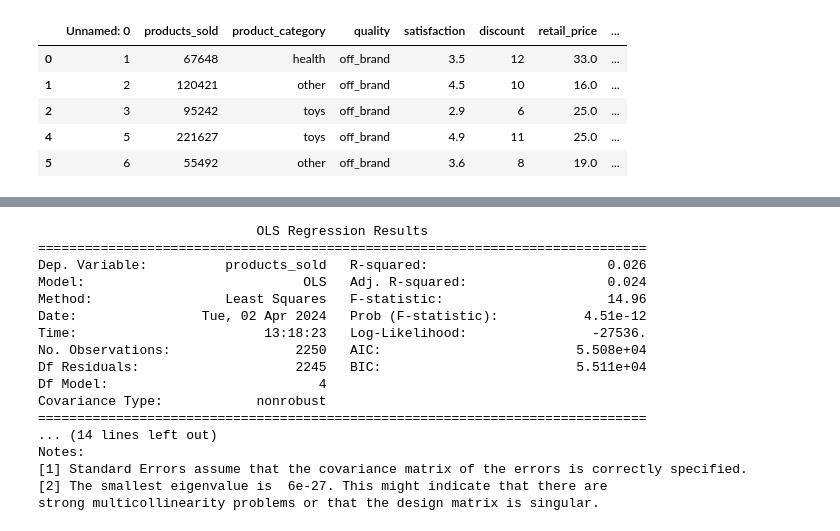
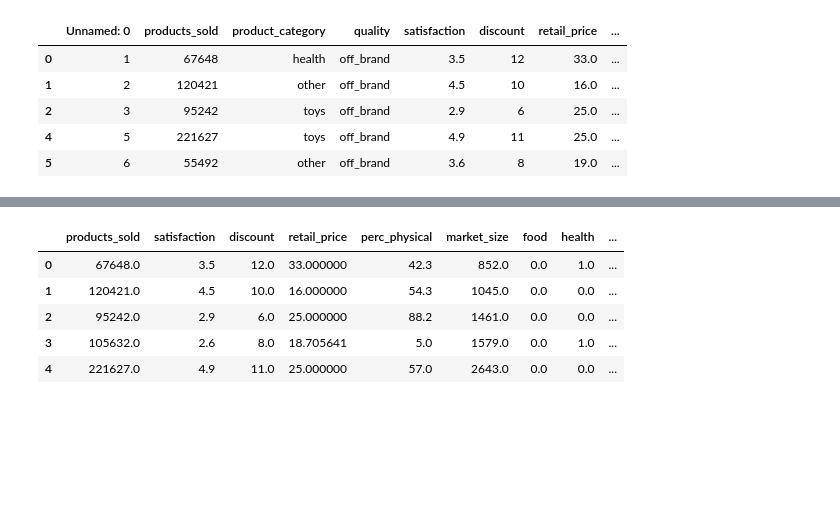
Before and after one commit to martijnvdw2002/modellingassignment, a Jupyter notebook: assignment.ipynb, the cells around one changed output, grey strips where cells are left out. Cells and saved outputs as stored; diff of their text form; code cells hidden in the pictures; blank space fills up the shorter version.

```diff
--- a/assignment.ipynb
+++ b/assignment.ipynb
@@ -484,21 +261,11 @@ strong multicollinearity problems or that the design matrix is singular.
-# %%
-model3= smf.ols('products_sold ~ health + food + other + toys', data = imputed_data).fit()
-print(model3.summary())
-# %% [output]
-                            OLS Regression Results
-==============================================================================
-Dep. Variable:          products_sold   R-squared:                       0.026
-Model:                            OLS   Adj. R-squared:                  0.024
-Method:                 Least Squares   F-statistic:                     14.96
-Date:                Tue, 02 Apr 2024   Prob (F-statistic):           4.51e-12
-Time:                        13:18:23   Log-Likelihood:                -27536.
-No. Observations:                2250   AIC:                         5.508e+04
-Df Residuals:                    2245   BIC:                         5.511e+04
-Df Model:                           4
-Covariance Type:            nonrobust
-==============================================================================
-... (14 lines left out)
-Notes:
-[1] Standard Errors assume that the covariance matrix of the errors is correctly specified.
-[2] The smallest eigenvalue is  6e-27. This might indicate that there are
-strong multicollinearity problems or that the design matrix is singular.
+# %%
+columns_to_drop = ['Unnamed: 0', 'product_category_food', 'product_category_health', 'product_category_other', 'product_category_toys', 'quality_off_brand', 'quality_premium', 'product_category_nan']
+imputed_data = imputed_data.drop(columns=columns_to_drop)
+imputed_data.head()
+# %% [output]
+|  | products_sold | satisfaction | discount | retail_price | perc_physical | market_size | food | health | ... |
+| 0 | 67648.0 | 3.5 | 12.0 | 33.000000 | 42.3 | 852.0 | 0.0 | 1.0 | ... |
+| 1 | 120421.0 | 4.5 | 10.0 | 16.000000 | 54.3 | 1045.0 | 0.0 | 0.0 | ... |
+| 2 | 95242.0 | 2.9 | 6.0 | 25.000000 | 88.2 | 1461.0 | 0.0 | 0.0 | ... |
+| 3 | 105632.0 | 2.6 | 8.0 | 18.705641 | 5.0 | 1579.0 | 0.0 | 1.0 | ... |
+| 4 | 221627.0 | 4.9 | 11.0 | 25.000000 | 57.0 | 2643.0 | 0.0 | 0.0 | ... |
```
Also changed, not shown: parts of 30 cells of this notebook.
